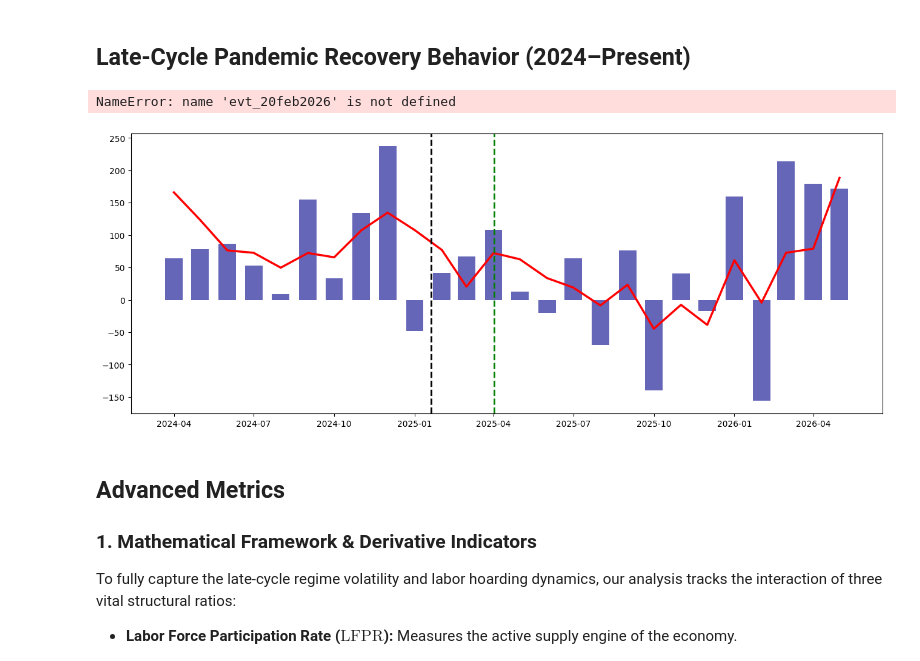
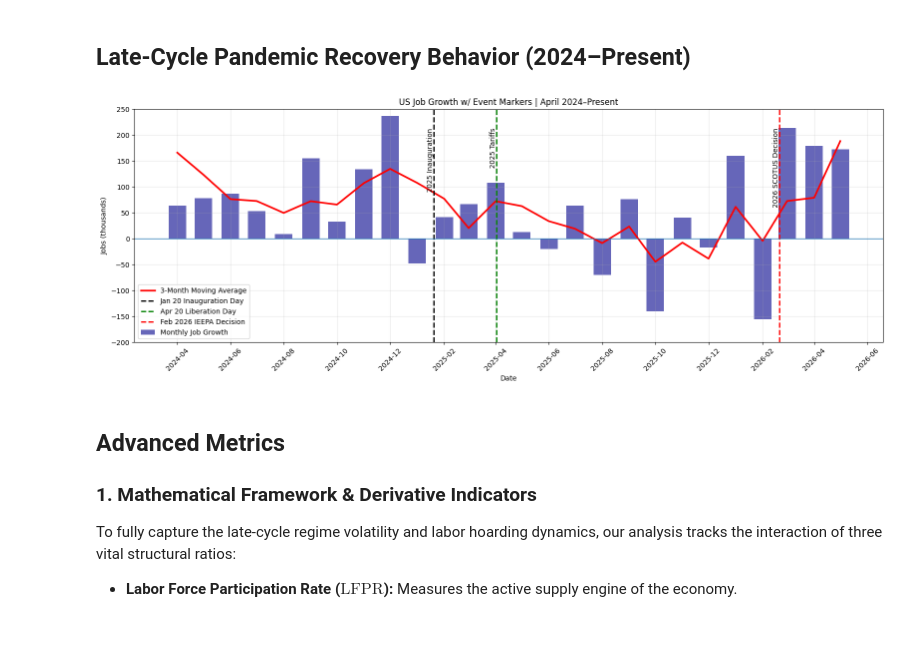
Before and after one commit to B-Ali04/Introduction-to-Machine-Learning-Using-Python-, a Jupyter notebook: 6. Applied Case Studies/U.S. Employment Metrics.ipynb, the cells around one changed output. Saved outputs shown, nothing was run; the diff lists cells and outputs as text; code cells hidden in the pictures; blank space fills up the shorter version.

```diff
--- a/6. Applied Case Studies/U.S. Employment Metrics.ipynb
+++ b/6. Applied Case Studies/U.S. Employment Metrics.ipynb
@@ -163,41 +163,40 @@ plt.plot(
 # Key event markers
 evt_20jan2025 = pd.to_datetime("2025-01-20")
 evt_4apr2025 = pd.to_datetime("2025-04-02")
-evt_20apr2026 = pd.to_datetime("2026-02-20")
+evt_20feb2026 = pd.to_datetime("2026-02-20")
 
 plt.axvline(evt_20jan2025, color="black", linestyle="--", linewidth=2, label="Jan 20 Inauguration Day")
 plt.axvline(evt_4apr2025, color="green", linestyle="--", linewidth=2, label="Apr 20 Liberation Day")
 plt.axvline(evt_20feb2026, color="red", linestyle="--", linewidth=2, label="Feb 2026 IEEPA Decision")
 
-# Labelss
+# Labels
 y_max = df_focus["job_growth"].max()
 
 plt.text(evt_20jan2025, y_max * 0.9, "2025 Inauguration", rotation=90, va='top', ha='right')
 plt.text(evt_4apr2025, y_max * 0.9, "2025 Tariffs", rotation=90, va='top', ha='right')
 plt.text(evt_20feb2026, y_max * 0.9, "2026 SCOTUS Decision", rotation=90, va='top', ha='right')
 
 # Formatting
 ax = plt.gca()
 ax.xaxis.set_major_locator(mdates.MonthLocator(interval=2))
 ax.xaxis.set_major_formatter(mdates.DateFormatter('%Y-%m'))
 
 plt.axhline(0, linewidth=1)
 plt.ylim(-200, 250)
 
 plt.grid(alpha=0.3)
 
 plt.title("US Job Growth w/ Event Markers | April 2024–Present")
 
 plt.ylabel("Jobs (thousands)")
 plt.xlabel("Date")
 
 plt.legend()
 plt.xticks(rotation=45)
 plt.tight_layout()
 plt.show()
 # %% [output]
-NameError: name 'evt_20feb2026' is not defined
-[figure, old version]
+[figure, new version]
 # %% [markdown]
 
 ## Advanced Metrics
```
Also changed, not shown: parts of 1 cell of this notebook.
